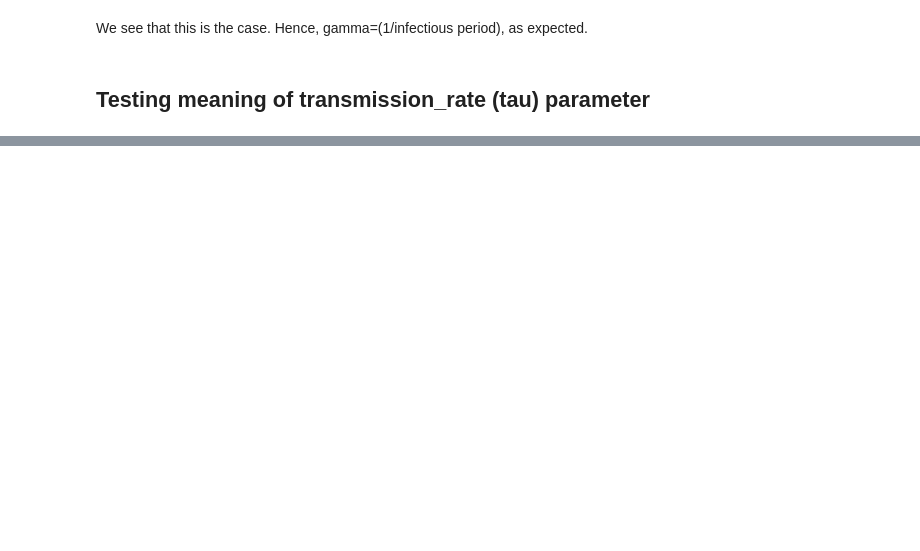
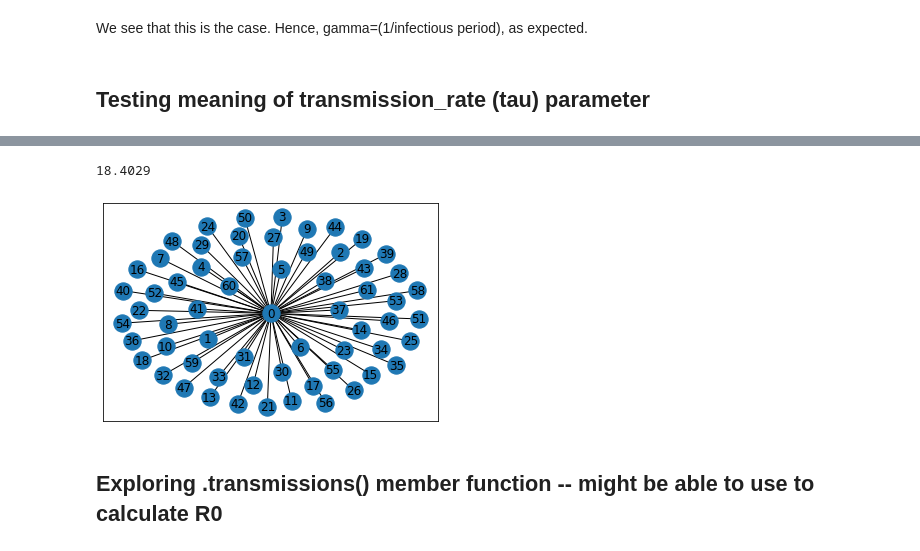
Before and after one commit to bwolfson97/UCLA-Networks-Final-Project, a Jupyter notebook: Experimenting to find out what transmission_rate and recovery_rate actually mean.ipynb, the cells around one changed output, grey strips where cells are left out. Cells and saved outputs as stored; diff of their text form; code cells hidden in the pictures; blank space fills up the shorter version.

```diff
--- a/Experimenting to find out what transmission_rate and recovery_rate actually mean.ipynb
+++ b/Experimenting to find out what transmission_rate and recovery_rate actually mean.ipynb
@@ -26,0 +31,5 @@ We see that this is the case. Hence, gamma=(1/infectious period), as expected.
+# %%
+# Parameters
+beta = 0.03  # transmission rate
+gamma = 1/14 # recovery rate, which averages recovery to 14 days
+trials = 100000
@@ -26,0 +42,14 @@ We see that this is the case. Hence, gamma=(1/infectious period), as expected.
+# %%
+%%time
+G = nx.fast_gnp_random_graph(2, 1)
+
+times_virus_was_transmitted = 0
+for i in range(trials):
+    # Run simulation
+    t, S, I, R = EoN.fast_SIR(G, beta, gamma, initial_infecteds=0)
+
+    # If 2 recovered at end, then virus was transmitted
+    if R[-1] == 2:
+        times_virus_was_transmitted += 1
+
+times_virus_was_transmitted / trials  # Percentage of trials in which the virus was transmitted
@@ -26,0 +64,18 @@ We see that this is the case. Hence, gamma=(1/infectious period), as expected.
+# %%
+%%time
+# Parameters
+nodes = 61
+transmission_rate = 0.03
+gamma = 0.07
+trials = 10000
+
+G = nx.star_graph(nodes)
+nx.draw_networkx(G)
+
+total_infected = 0
+for i in range(trials):
+    t, S, I, R = EoN.fast_SIR(G, transmission_rate, gamma, initial_infecteds=0)  # Begin with only center node infected
+    total_infected += R[-1] - 1  # Everyone who recovers was infected by initial infection, except initial infection themselves
+
+total_infected/trials # Average number of infections caused by 1 initial infection -- aka R0
+# %% [output]
@@ -26,0 +83,4 @@ We see that this is the case. Hence, gamma=(1/infectious period), as expected.
+18.4029
+[figure, added]
+# %% [markdown]
+## Exploring .transmissions() member function -- might be able to use to calculate R0
```
Also changed, not shown: parts of 8 cells of this notebook.
